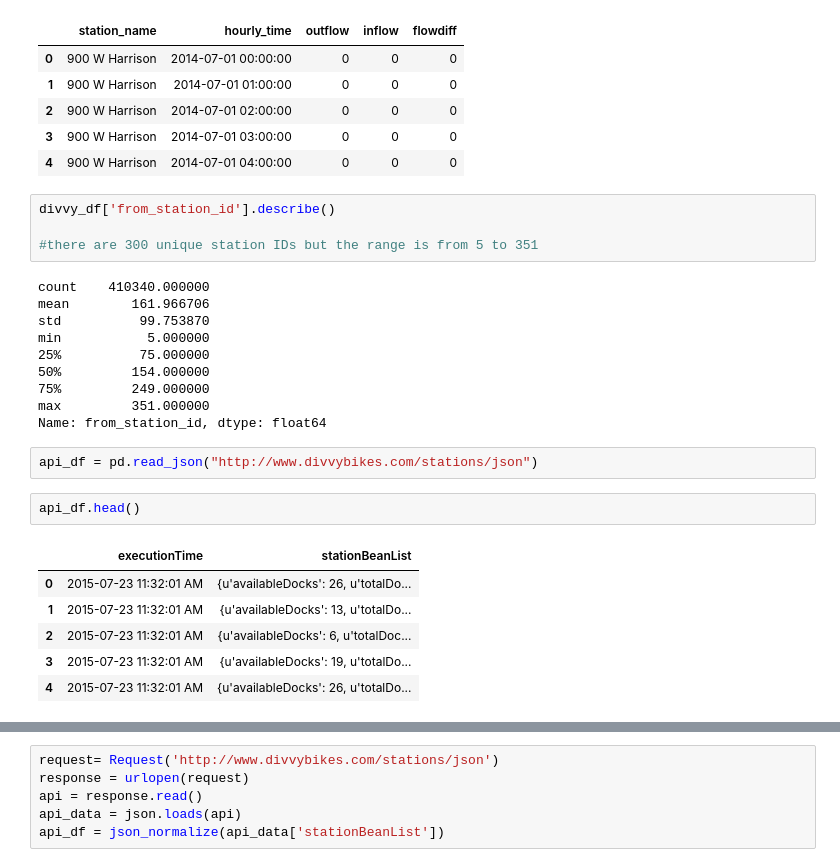
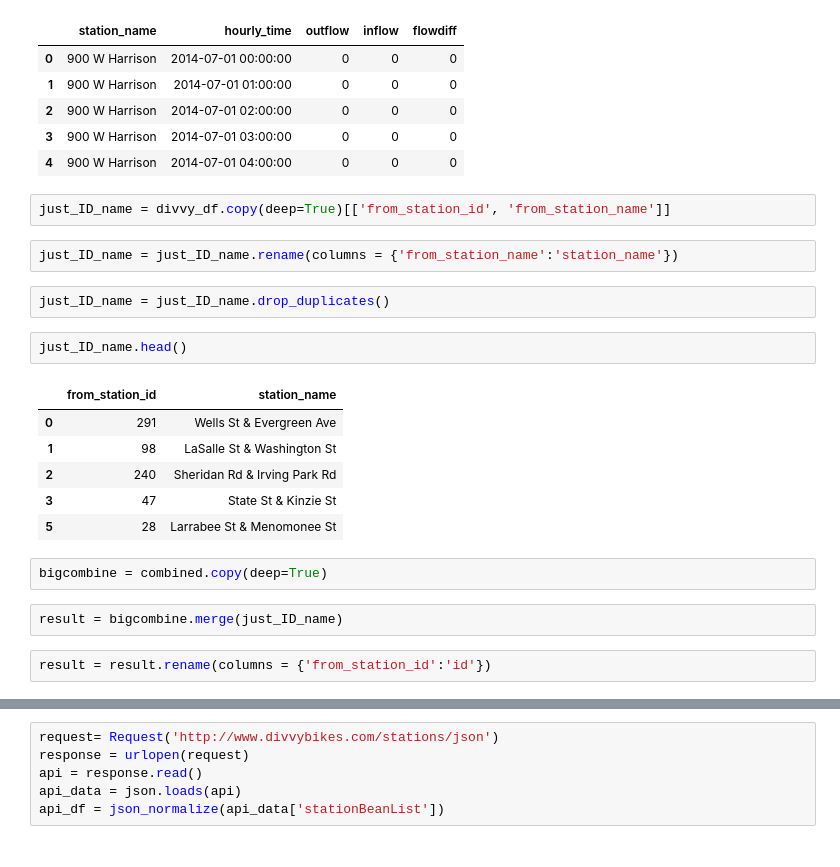
Before and after one commit to yongcho822/Divvy-Project, a Jupyter notebook: McNulty.ipynb, the cells around one changed output, grey strips where cells are left out. Drawn from its saved outputs; the diff is of its cells as text.

```diff
--- a/McNulty.ipynb
+++ b/McNulty.ipynb
@@ -142,28 +160,24 @@ combined.head()
 | 2 | 900 W Harrison | 2014-07-01 02:00:00 | 0 | 0 | 0 |
 | 3 | 900 W Harrison | 2014-07-01 03:00:00 | 0 | 0 | 0 |
 | 4 | 900 W Harrison | 2014-07-01 04:00:00 | 0 | 0 | 0 |
-# %%
-divvy_df['from_station_id'].describe()
-
-#there are 300 unique station IDs but the range is from 5 to 351
-# %% [output]
-count    410340.000000
-mean        161.966706
-std          99.753870
-min           5.000000
-25%          75.000000
-50%         154.000000
-75%         249.000000
-max         351.000000
-Name: from_station_id, dtype: float64
-# %%
-api_df = pd.read_json("http://www.divvybikes.com/stations/json")
+# %%
+just_ID_name = divvy_df.copy(deep=True)[['from_station_id', 'from_station_name']]
+# %%
+just_ID_name = just_ID_name.rename(columns = {'from_station_name':'station_name'})
+# %%
+just_ID_name = just_ID_name.drop_duplicates()
 # %%
-api_df.head()
+just_ID_name.head()
 # %% [output]
-|  | executionTime | stationBeanList |
-| 0 | 2015-07-23 11:32:01 AM | {u'availableDocks': 26, u'totalDo... |
-| 1 | 2015-07-23 11:32:01 AM | {u'availableDocks': 13, u'totalDo... |
-| 2 | 2015-07-23 11:32:01 AM | {u'availableDocks': 6, u'totalDoc... |
-| 3 | 2015-07-23 11:32:01 AM | {u'availableDocks': 19, u'totalDo... |
-| 4 | 2015-07-23 11:32:01 AM | {u'availableDocks': 26, u'totalDo... |
+|  | from_station_id | station_name |
+| 0 | 291 | Wells St & Evergreen Ave |
+| 1 | 98 | LaSalle St & Washington St |
+| 2 | 240 | Sheridan Rd & Irving Park Rd |
+| 3 | 47 | State St & Kinzie St |
+| 5 | 28 | Larrabee St & Menomonee St |
+# %%
+bigcombine = combined.copy(deep=True)
+# %%
+result = bigcombine.merge(just_ID_name)
+# %%
+result = result.rename(columns = {'from_station_id':'id'})
```
Also changed, not shown: parts of 14 cells of this notebook.
